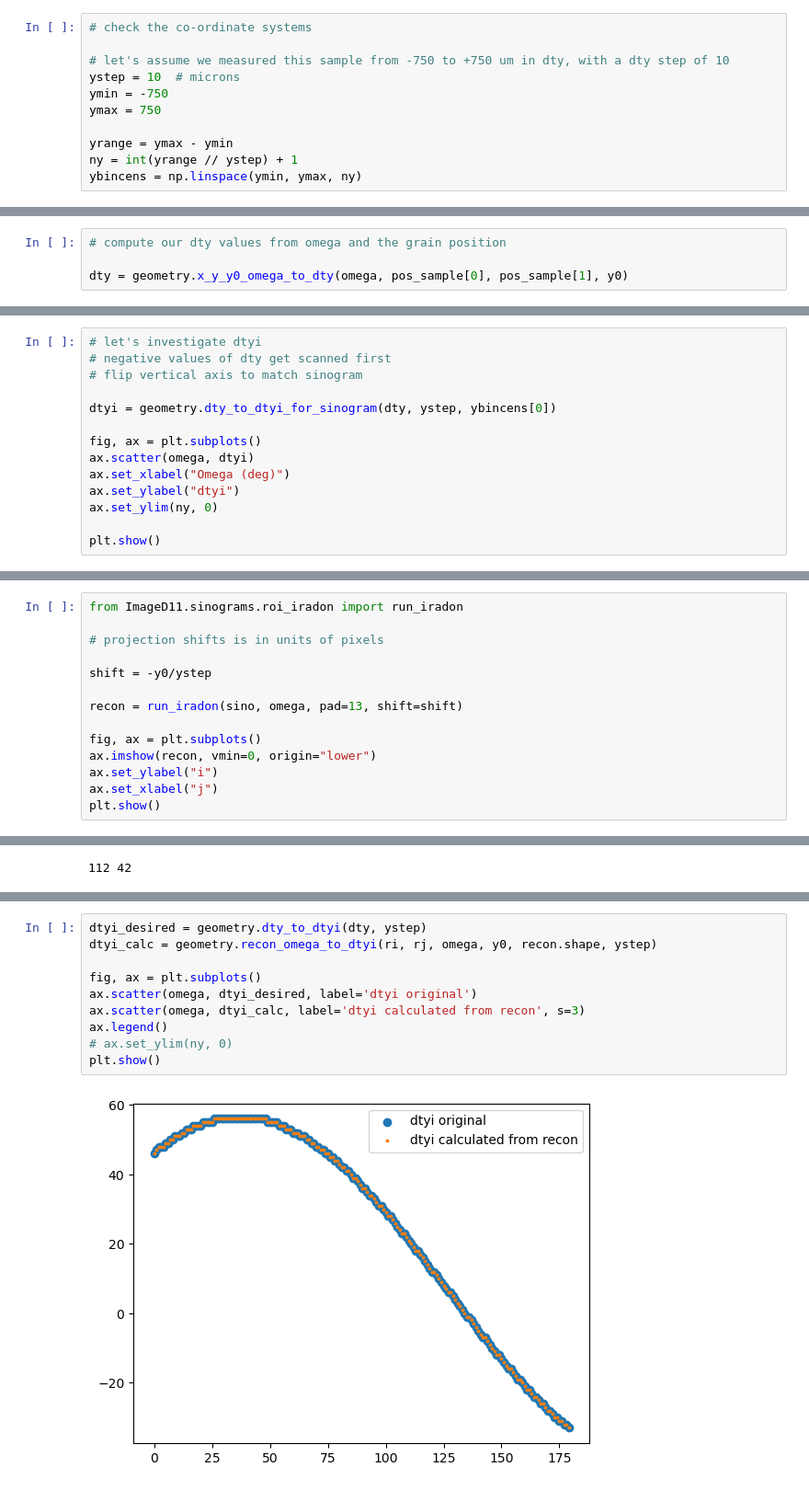
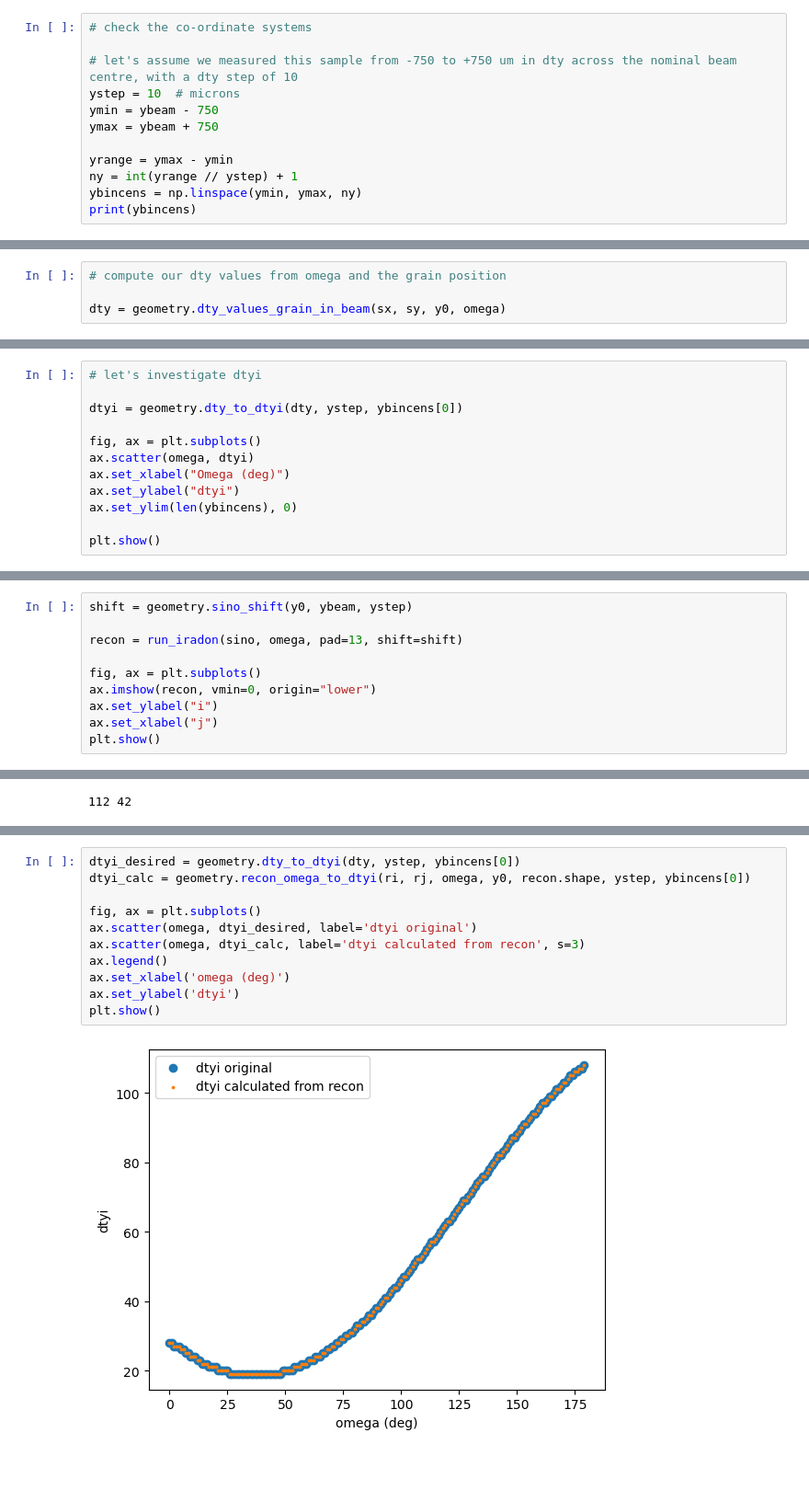
Before and after one commit to FABLE-3DXRD/ImageD11, a Jupyter notebook: sandbox/scanning_geometry.ipynb, the cells around one changed output, grey strips where cells are left out. Shown at 92% size. Cells and saved outputs as stored; diff of their text form; blank space fills up the shorter version.

Commit message:
Geometry overhaul

```diff
--- a/sandbox/scanning_geometry.ipynb
+++ b/sandbox/scanning_geometry.ipynb
@@ -160,11 +405,12 @@ plt.show()
 # %%
 # check the co-ordinate systems
 
-# let's assume we measured this sample from -750 to +750 um in dty, with a dty step of 10
+# let's assume we measured this sample from -750 to +750 um in dty across the nominal beam centre, with a dty step of 10
 ystep = 10  # microns
-ymin = -750
-ymax = 750
+ymin = ybeam - 750
+ymax = ybeam + 750
 
 yrange = ymax - ymin
 ny = int(yrange // ystep) + 1
 ybincens = np.linspace(ymin, ymax, ny)
+print(ybincens)
@@ -220,7 +480,7 @@ omega = np.arange(0, 180, 1)  # 1 degree step
 # %%
 # compute our dty values from omega and the grain position
 
-dty = geometry.x_y_y0_omega_to_dty(omega, pos_sample[0], pos_sample[1], y0)
+dty = geometry.dty_values_grain_in_beam(sx, sy, y0, omega)
 # %%
 fig, ax = plt.subplots()
 ax.scatter(omega, dty)
@@ -250,15 +510,13 @@ print(y0, pos_sample)
 # %%
 # let's investigate dtyi
-# negative values of dty get scanned first
-# flip vertical axis to match sinogram
 
-dtyi = geometry.dty_to_dtyi_for_sinogram(dty, ystep, ybincens[0])
+dtyi = geometry.dty_to_dtyi(dty, ystep, ybincens[0])
 
 fig, ax = plt.subplots()
 ax.scatter(omega, dtyi)
 ax.set_xlabel("Omega (deg)")
 ax.set_ylabel("dtyi")
-ax.set_ylim(ny, 0)
+ax.set_ylim(len(ybincens), 0)
 
 plt.show()
 # %% [output]
@@ -283,11 +541,7 @@ plt.show()
 # %% [output]
 [figure]
 # %%
-from ImageD11.sinograms.roi_iradon import run_iradon
-
-# projection shifts is in units of pixels
-
-shift = -y0/ystep
+shift = geometry.sino_shift(y0, ybeam, ystep)
 
 recon = run_iradon(sino, omega, pad=13, shift=shift)
 
@@ -340,12 +605,13 @@ plt.show()
 # %%
-dtyi_desired = geometry.dty_to_dtyi(dty, ystep)
-dtyi_calc = geometry.recon_omega_to_dtyi(ri, rj, omega, y0, recon.shape, ystep)
+dtyi_desired = geometry.dty_to_dtyi(dty, ystep, ybincens[0])
+dtyi_calc = geometry.recon_omega_to_dtyi(ri, rj, omega, y0, recon.shape, ystep, ybincens[0])
 
 fig, ax = plt.subplots()
 ax.scatter(omega, dtyi_desired, label='dtyi original')
 ax.scatter(omega, dtyi_calc, label='dtyi calculated from recon', s=3)
 ax.legend()
-# ax.set_ylim(ny, 0)
+ax.set_xlabel('omega (deg)')
+ax.set_ylabel('dtyi')
 plt.show()
 # %% [output]
-[figure, old version]
+[figure, new version]
```
Also changed, not shown: parts of 37 cells of this notebook, 2 other files.
